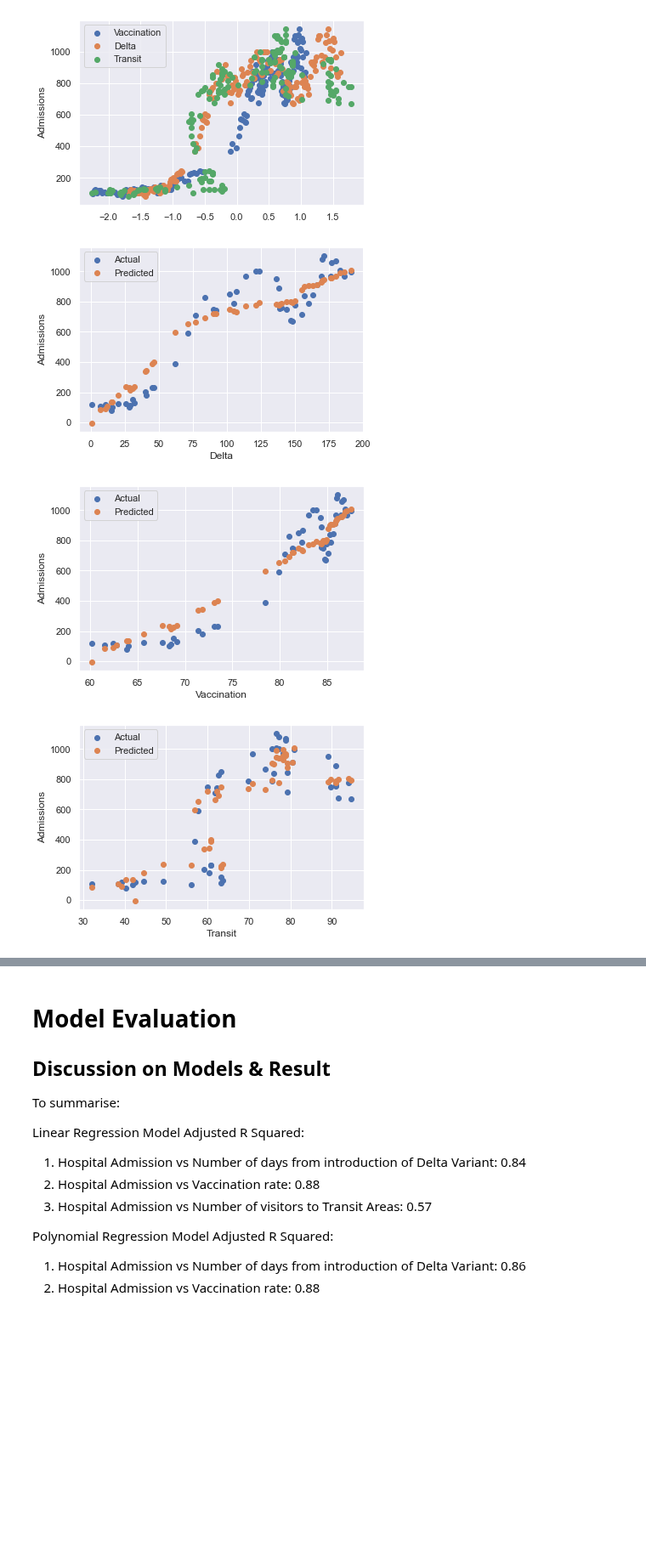
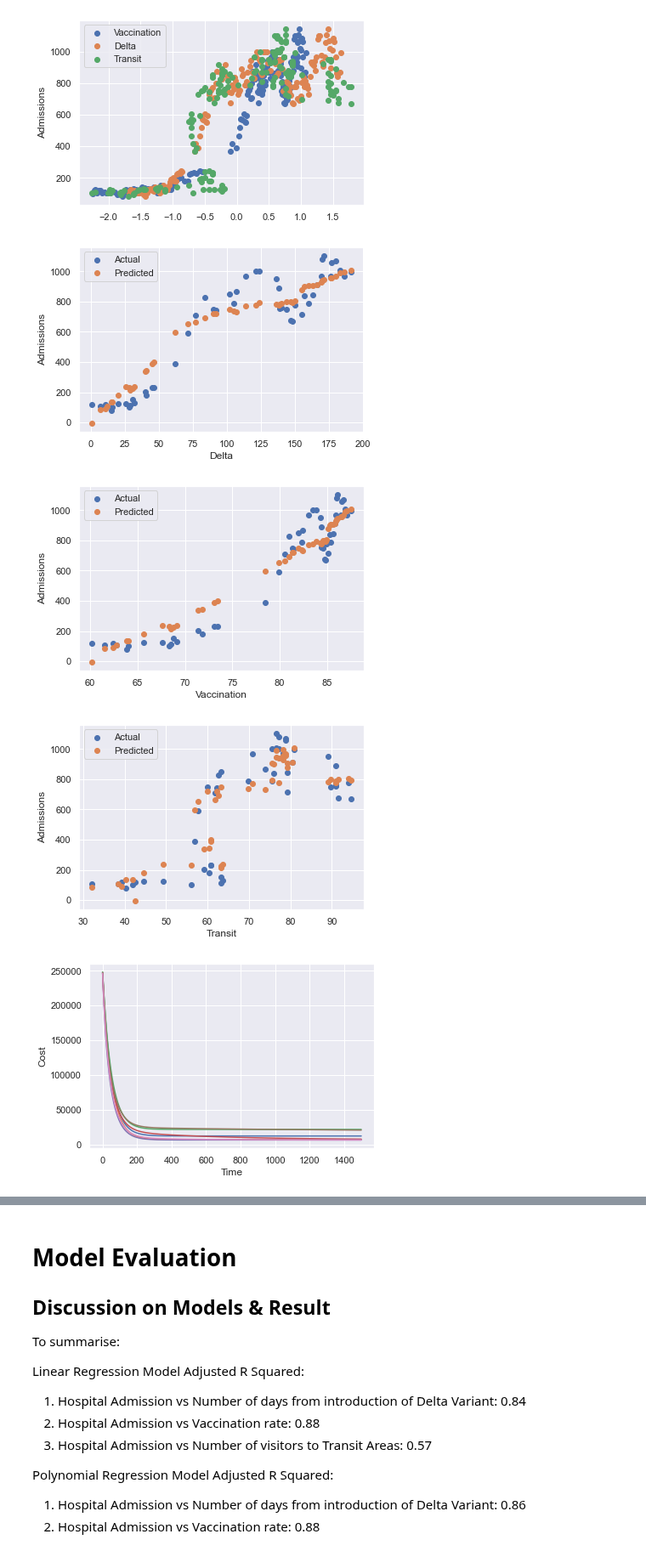
Before and after one commit to clash9529/DDW_Task2, a Jupyter notebook: predict_admission.ipynb, the cells around one changed output, grey strips where cells are left out. Shown at 85% size. Saved outputs shown, nothing was run; the diff lists cells and outputs as text; code cells hidden in the pictures; blank space fills up the shorter version.

```diff
--- a/predict_admission.ipynb
+++ b/predict_admission.ipynb
@@ -407,7 +425,7 @@ alpha = 0.01
 beta = np.zeros((2,1))
 
 # call gradient_descent() function
-beta, J_storage = gradient_descent(X, target, beta, alpha, iterations)
+beta, J_storage3 = gradient_descent(X, target, beta, alpha, iterations)
 
 pred = predict(df_features_test, beta)
 
@@ -457,7 +479,7 @@ alpha = 0.01
 beta = np.zeros((4,1))
 
 # call gradient_descent() function
-beta, J_storage = gradient_descent(X, target, beta, alpha, iterations)
+beta, J_storage4 = gradient_descent(X, target, beta, alpha, iterations)
 
 pred = predict(df_features_test, beta)
 
@@ -520,7 +546,7 @@ alpha = 0.01
 beta = np.zeros((4,1))
 
 # call gradient_descent() function
-beta, J_storage = gradient_descent(X, target, beta, alpha, iterations)
+beta, J_storage5 = gradient_descent(X, target, beta, alpha, iterations)
 
 pred = predict(df_features_test, beta)
 
@@ -581,7 +611,7 @@ alpha = 0.01
 beta = np.zeros((4,1))
 
 # call gradient_descent() function
-beta, J_storage = gradient_descent(X, target, beta, alpha, iterations)
+beta, J_storage6 = gradient_descent(X, target, beta, alpha, iterations)
 
 pred = predict(df_features_test, beta)
 
@@ -655,34 +689,46 @@ alpha = 0.01
 beta = np.zeros((4,1))
 
 # call gradient_descent() function
-beta, J_storage = gradient_descent(X, target, beta, alpha, iterations)
+beta, J_storage7 = gradient_descent(X, target, beta, alpha, iterations)
 
 pred = predict(df_features_test, beta)
 
 plt.scatter(df_features_test["Delta"], df_target_test, label="Actual")
 plt.scatter(df_features_test["Delta"], pred, label="Predicted")
 plt.ylabel("Admissions")
 plt.xlabel("Delta")
 plt.legend()
 plt.show()
 
 plt.scatter(df_features_test["Vaccination"], df_target_test, label="Actual")
 plt.scatter(df_features_test["Vaccination"], pred, label="Predicted")
 plt.ylabel("Admissions")
 plt.xlabel("Vaccination")
 plt.legend()
 plt.show()
 
 plt.scatter(df_features_test["Transit"], df_target_test, label="Actual")
 plt.scatter(df_features_test["Transit"], pred, label="Predicted")
 plt.ylabel("Admissions")
 plt.xlabel("Transit")
 plt.legend()
 plt.show()
+
+plt.plot(J_storage1, label="linearDelta")
+plt.plot(J_storage2, label="linearVaccination")
+plt.plot(J_storage3, label="linearTransit")
+plt.plot(J_storage4, label="polyDelta")
+plt.plot(J_storage5, label="polyVaccination")
+plt.plot(J_storage6, label="polyTransit")
+plt.plot(J_storage7, label="Multi")
+plt.xlabel("Time")
+plt.ylabel("Cost")
+plt.show()
 # %% [output]
 [figure]
 [figure]
 [figure]
+[figure, added]
 # %%
 # TESTS
 printBeta(beta)
```
Also changed, not shown: parts of 11 cells of this notebook.
